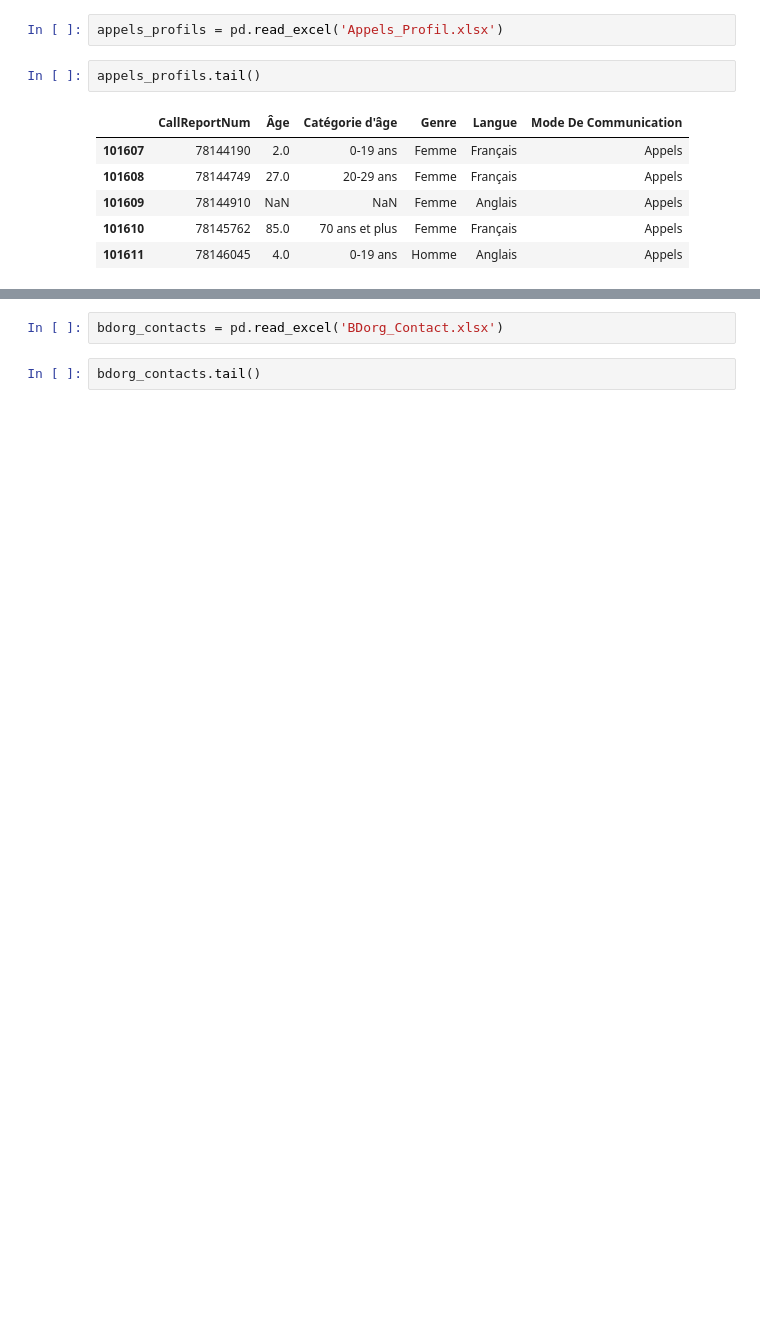
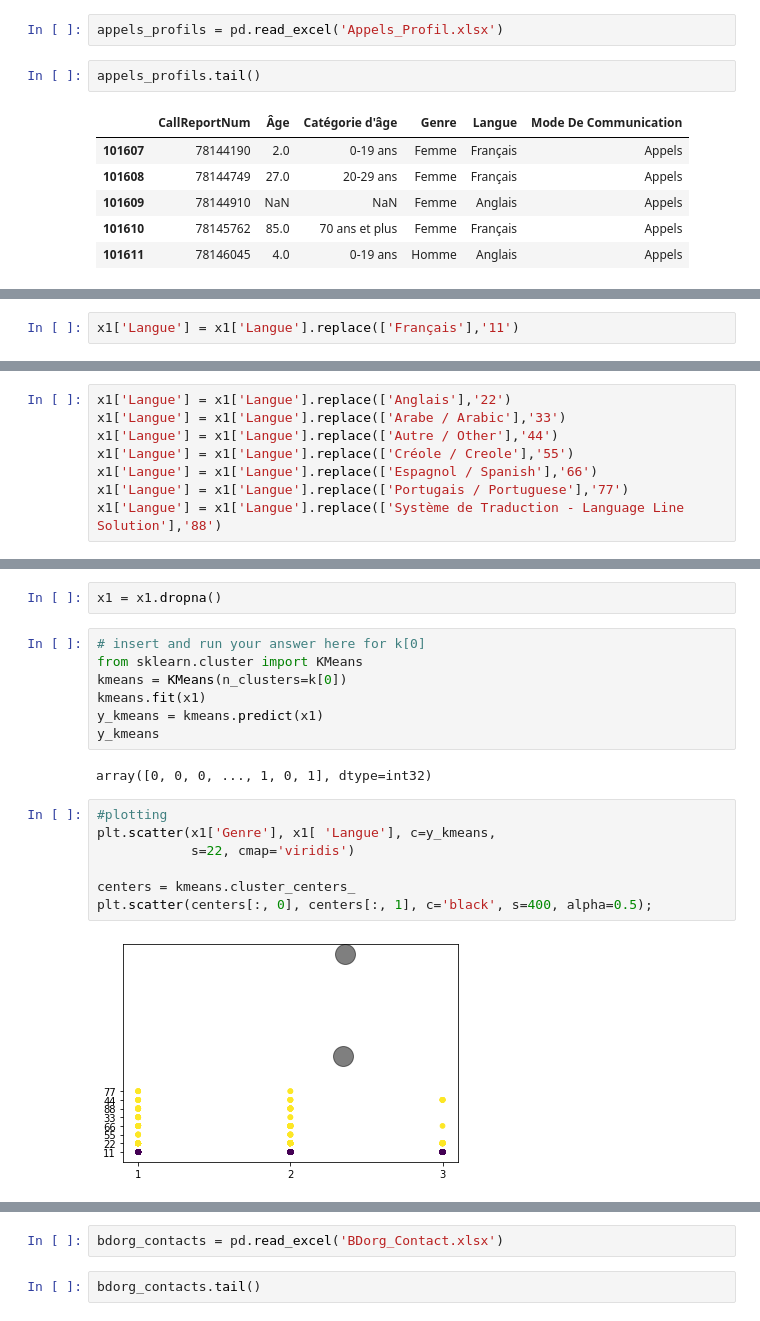
Before and after one commit to mozhgans/AI4GOOD_Hackathon_Walkthrough, a Jupyter notebook: AI4Good.ipynb, the cells around one changed output, grey strips where cells are left out. Drawn from its saved outputs; the diff is of its cells as text; blank space fills up the shorter version.

```diff
--- a/AI4Good.ipynb
+++ b/AI4Good.ipynb
@@ -58,0 +156,2 @@ appels_profils.tail()
+# %%
+x1['Langue'] = x1['Langue'].replace(['Français'],'11')
@@ -58,0 +164,8 @@ appels_profils.tail()
+# %%
+x1['Langue'] = x1['Langue'].replace(['Anglais'],'22')
+x1['Langue'] = x1['Langue'].replace(['Arabe / Arabic'],'33')
+x1['Langue'] = x1['Langue'].replace(['Autre / Other'],'44')
+x1['Langue'] = x1['Langue'].replace(['Créole / Creole'],'55')
+x1['Langue'] = x1['Langue'].replace(['Espagnol / Spanish'],'66')
+x1['Langue'] = x1['Langue'].replace(['Portugais / Portuguese'],'77')
+x1['Langue'] = x1['Langue'].replace(['Système de Traduction - Language Line Solution'],'88')
@@ -58,0 +203,20 @@ appels_profils.tail()
+# %%
+x1 = x1.dropna()
+# %%
+# insert and run your answer here for k[0]
+from sklearn.cluster import KMeans
+kmeans = KMeans(n_clusters=k[0])
+kmeans.fit(x1)
+y_kmeans = kmeans.predict(x1)
+y_kmeans
+# %% [output]
+array([0, 0, 0, ..., 1, 0, 1], dtype=int32)
+# %%
+#plotting
+plt.scatter(x1['Genre'], x1[ 'Langue'], c=y_kmeans,
+            s=22, cmap='viridis')
+
+centers = kmeans.cluster_centers_
+plt.scatter(centers[:, 0], centers[:, 1], c='black', s=400, alpha=0.5);
+# %% [output]
+[figure, added]
```
Also changed, not shown: parts of 46 cells of this notebook.
